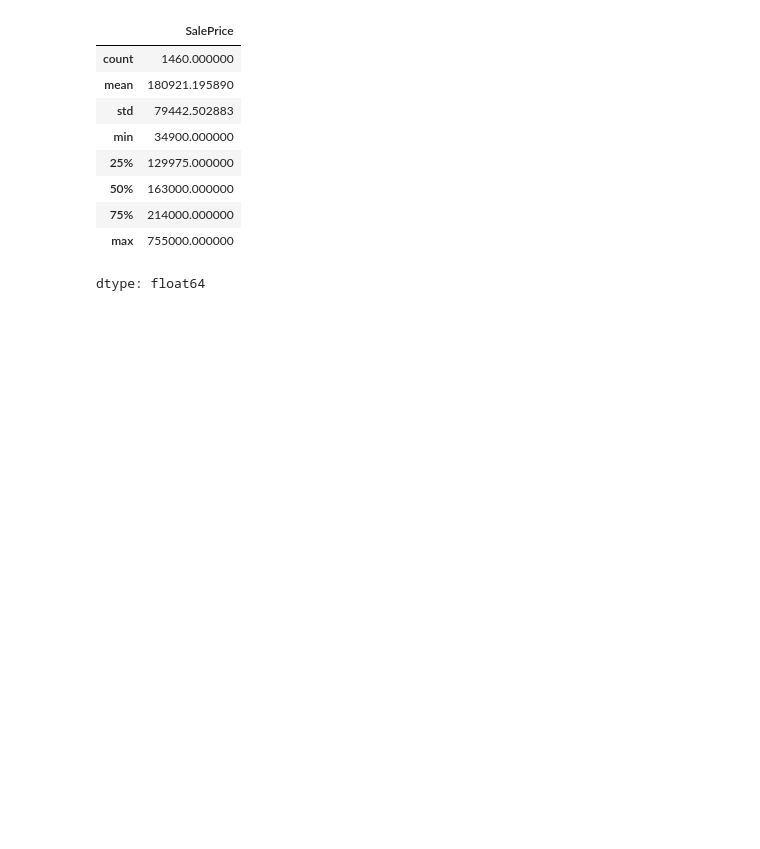
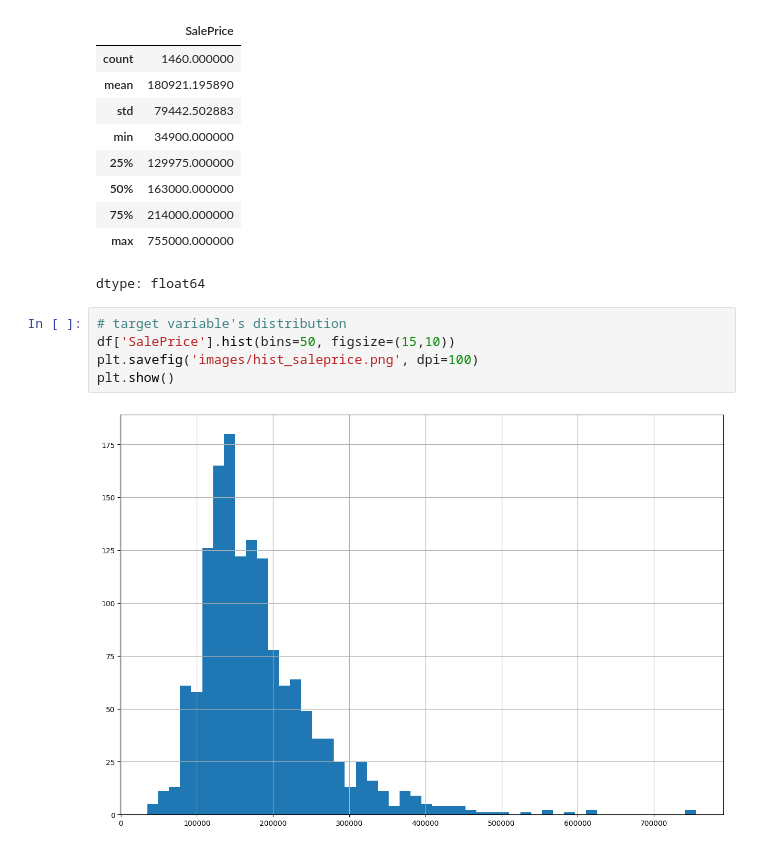
Before and after one commit to mim-1999/ames-housing-regression, a Jupyter notebook: Ames_Housing_EDA_LinearRegression.ipynb, the cells around one changed output. Saved outputs shown, nothing was run; the diff lists cells and outputs as text; blank space fills up the shorter version.

```diff
--- a/Ames_Housing_EDA_LinearRegression.ipynb
+++ b/Ames_Housing_EDA_LinearRegression.ipynb
@@ -189,3 +189,10 @@ df['SalePrice'].describe()
 | 75% | 214000.000000 |
 | max | 755000.000000 |
 dtype: float64
+# %%
+# target variable's distribution
+df['SalePrice'].hist(bins=50, figsize=(15,10))
+plt.savefig('images/hist_saleprice.png', dpi=100)
+plt.show()
+# %% [output]
+[figure, added]
```
Also changed, not shown: parts of 13 cells of this notebook.
